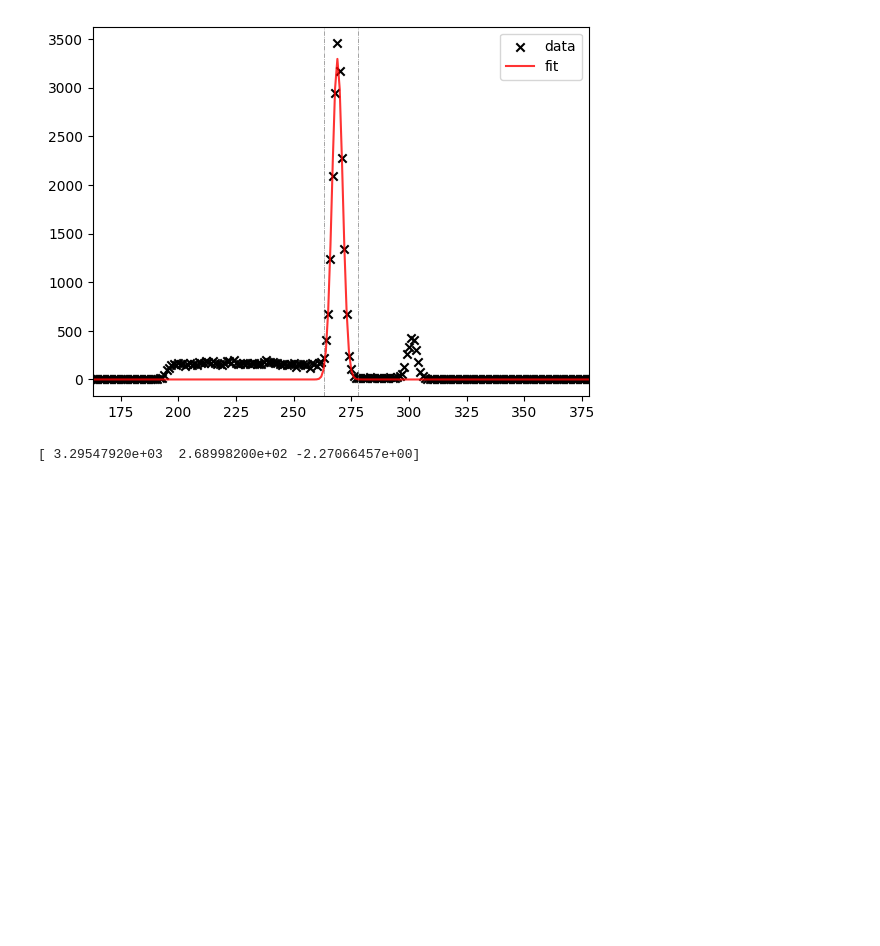
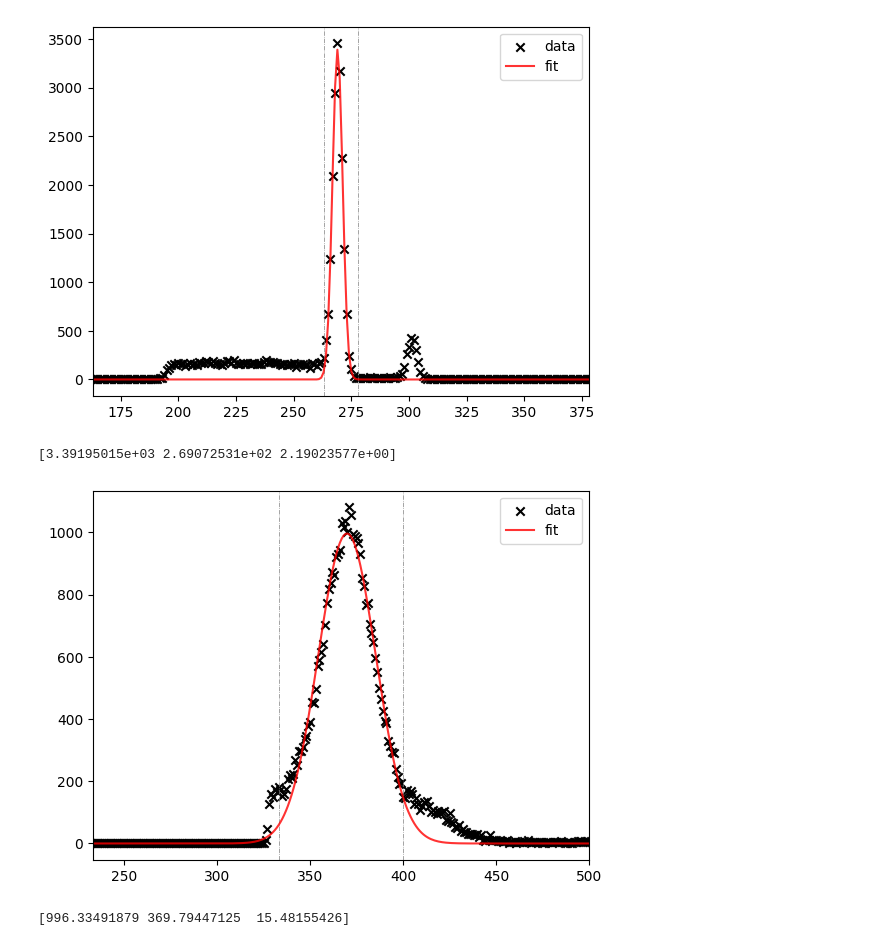
Before and after one commit to thexwon/P4, a Jupyter notebook: Gamma Coincidence Spectroscopy/gamma_code.ipynb, the cells around one changed output. Drawn from its saved outputs; the diff is of its cells as text; code cells hidden in the pictures; blank space fills up the shorter version.

```diff
--- a/Gamma Coincidence Spectroscopy/gamma_code.ipynb
+++ b/Gamma Coincidence Spectroscopy/gamma_code.ipynb
@@ -10,7 +10,8 @@ def gauss_bg(x, A1, x01, sigma1):
     g1 = A1 * np.exp(-(x - x01)**2 / (2 * sigma1**2))
     return g1
 # %%
-calibration_touples = np.array([])
+ge_calibration = []
+nai_calibration = []
 # %%
 data  = np.load("data/Co57_Ge/Histograms_PulseHeights/height.npy")
 p0 = [3400,268 , 20]
@@ -23,7 +24,7 @@ plt.xlim(lim1-100, lim2+100)
 plt.axvline(lim1, color = "gray", lw=0.5,ls="-.")
 plt.axvline(lim2, color = "gray", lw=0.5,ls="-.")
 
-popt, cov = curve_fit(gauss_bg,np.arange(len(data))[lim1:lim2], data[lim1:lim2], p0 = p0, sigma = np.sqrt(data[lim1:lim2]), absolute_sigma=True)
+popt, cov = curve_fit(gauss_bg,np.arange(len(data))[lim1:lim2], data[lim1:lim2], p0 = p0)
 
 plt.plot(x, gauss_bg(x,*popt), label = "fit", color = "red", alpha = 0.8)
 plt.legend()
@@ -32,7 +33,32 @@ plt.show()
 print(popt)
 
 
-calibration_touples.append([popt[1], theoretical])
+ge_calibration.append([popt[1], theoretical])
 # %% [output]
 [figure]
-[ 3.29547920e+03  2.68998200e+02 -2.27066457e+00]
+[3.39195015e+03 2.69072531e+02 2.19023577e+00]
+# %%
+data  = np.load("data/Co57_NaI/Histograms_PulseHeights/height.npy")
+p0 = [3400,268 , 20]
+theoretical = 122
+lim1 =333
+lim2 =400
+x = np.arange(len(data))
+plt.scatter(x,data, color = "black", label = "data", marker='x')
+plt.xlim(lim1-100, lim2+100)
+plt.axvline(lim1, color = "gray", lw=0.5,ls="-.")
+plt.axvline(lim2, color = "gray", lw=0.5,ls="-.")
+
+popt, cov = curve_fit(gauss_bg,np.arange(len(data))[lim1:lim2], data[lim1:lim2], p0 = p0)
+
+plt.plot(x, gauss_bg(x,*popt), label = "fit", color = "red", alpha = 0.8)
+plt.legend()
+
+plt.show()
+print(popt)
+
+
+nai_calibration.append([popt[1], theoretical])
+# %% [output]
+[figure, added]
+[996.33491879 369.79447125  15.48155426]
```
Also changed, not shown: parts of 10 cells of this notebook.
